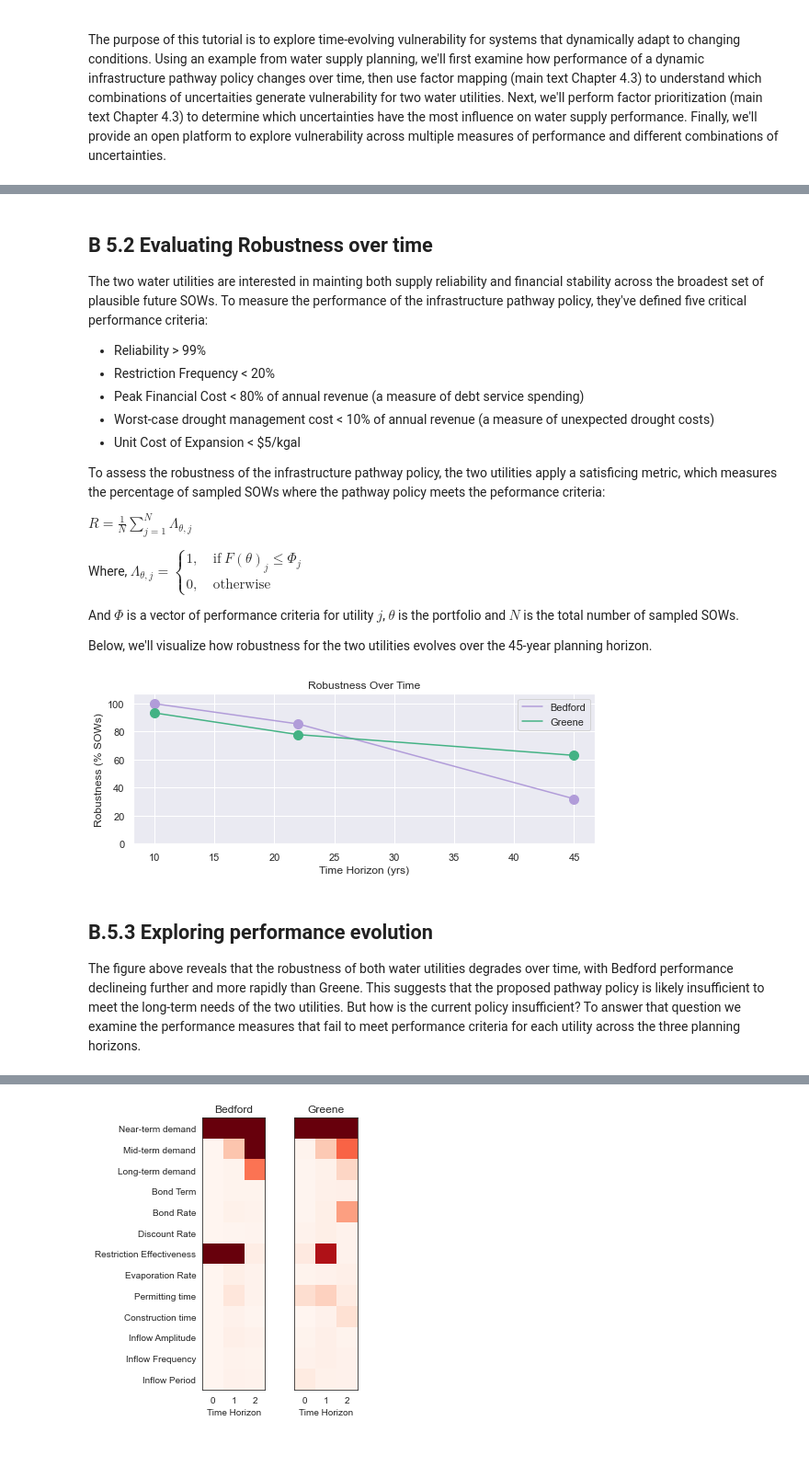
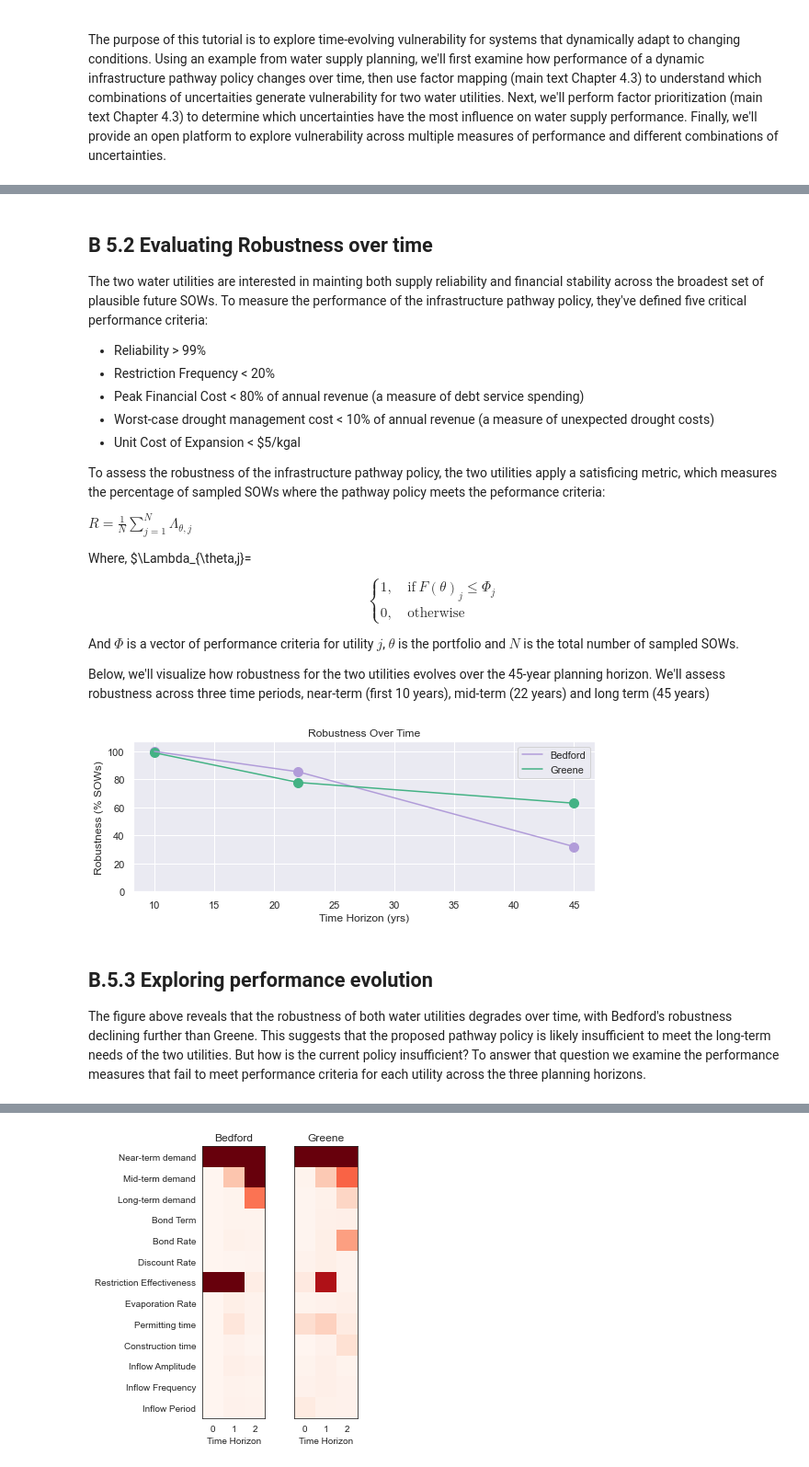
Before and after one commit to davidfgold/BedfordGreenePathways, a Jupyter notebook: Bedford_Greene_SD_tutorial.ipynb, the cells around one changed output, grey strips where cells are left out. Shown at 92% size. Cells and saved outputs as stored; diff of their text form; code cells hidden in the pictures.

```diff
--- a/Bedford_Greene_SD_tutorial.ipynb
+++ b/Bedford_Greene_SD_tutorial.ipynb
@@ -35,11 +35,11 @@ Where, $\Lambda_{\theta,j}=
 \begin{cases}
 1, \quad \textrm{if}\ F(\theta)_{j}\leq \Phi_j \\
 0, \quad \textrm{otherwise}
-\end{cases}$
+\end{cases}
 
 And $\Phi$ is a vector of performance criteria for utility $j$, $\theta$ is the portfolio and $N$ is the total number of sampled SOWs.
 
-Below, we'll visualize how robustness for the two utilities evolves over the 45-year planning horizon.
+Below, we'll visualize how robustness for the two utilities evolves over the 45-year planning horizon. We'll assess robustness across three time periods, near-term (first 10 years), mid-term (22 years) and long term (45 years)
 # %%
 import numpy as np
 from matplotlib import pyplot as plt
@@ -62,29 +62,29 @@ mid_term_SD_input = create_sd_input(mid_term_performance, satisficing_criteria)
 long_term_SD_input = create_sd_input(long_term_performance, satisficing_criteria)
 # %%
 sns.set()
-short_term_robustness = np.loadtxt('input_data/short_term_robustness.csv', delimiter= ',')
-mid_term_robustness = np.loadtxt('input_data/mid_term_robustness.csv', delimiter = ',')
-long_term_robustness = np.loadtxt('input_data/long_term_robustness.csv', delimiter = ',')
+short_term_robustness = np.loadtxt('short_term_robustness.csv', delimiter= ',')
+mid_term_robustness = np.loadtxt('mid_term_robustness.csv', delimiter = ',')
+long_term_robustness = np.loadtxt('long_term_robustness.csv', delimiter = ',')
 
 # plot robustness over time
 
 fig =plt.figure(figsize=(9,3))
 plt.plot([10,22,45], [short_term_robustness[5]*100, mid_term_robustness[5]*100,long_term_robustness[5]*100], c='#B19CD9')
 plt.plot([10, 22, 45], [short_term_robustness[11]*100, mid_term_robustness[11]*100, long_term_robustness[11]*100], c= '#43b284')
 plt.scatter([10,22,45], [short_term_robustness[5]*100, mid_term_robustness[5]*100,long_term_robustness[5]*100], s=100, c='#B19CD9')
 plt.scatter([10, 22, 45], [short_term_robustness[11]*100, mid_term_robustness[11]*100, long_term_robustness[11]*100], s=100, c='#43b284')
 plt.xlabel('Time Horizon (yrs)')
 plt.ylabel('Robustness (% SOWs)')
 plt.legend(['Bedford', 'Greene'])
 plt.title('Robustness Over Time')
 plt.ylim([0, 107])
 plt.savefig('Robustness.png', dpi=300, bbox_inches='tight')
 # %% [output]
-[figure, old version]
+[figure, new version]
 # %% [markdown]
 ## B.5.3 Exploring performance evolution
 
-The figure above reveals that the robustness of both water utilities degrades over time, with Bedford performance declineing further and more rapidly than Greene. This suggests that the proposed pathway policy is likely insufficient to meet the long-term needs of the two utilities. But how is the current policy insufficient? To answer that question we examine the performance measures that fail to meet performance criteria for each utility across the three planning horizons.
+The figure above reveals that the robustness of both water utilities degrades over time, with Bedford's robustness declining further than Greene. This suggests that the proposed pathway policy is likely insufficient to meet the long-term needs of the two utilities. But how is the current policy insufficient? To answer that question we examine the performance measures that fail to meet performance criteria for each utility across the three planning horizons.
 # %%
 # Plot the type of vulnerability over time
 
```
Also changed, not shown: parts of 12 cells of this notebook, 2 other files.
